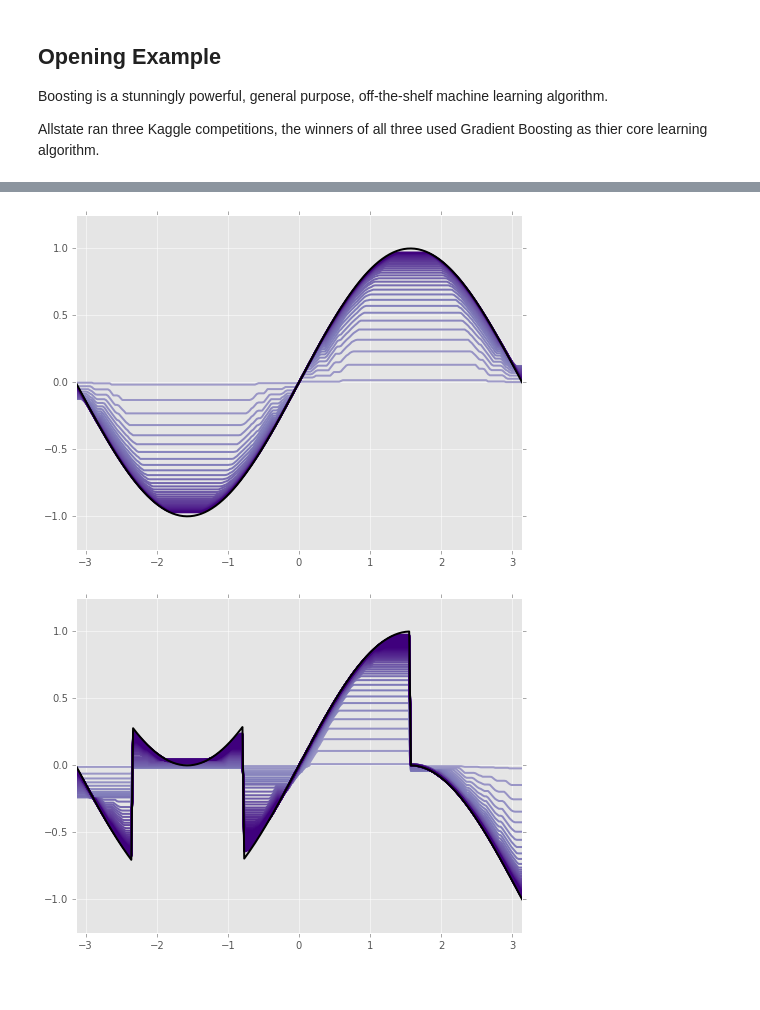
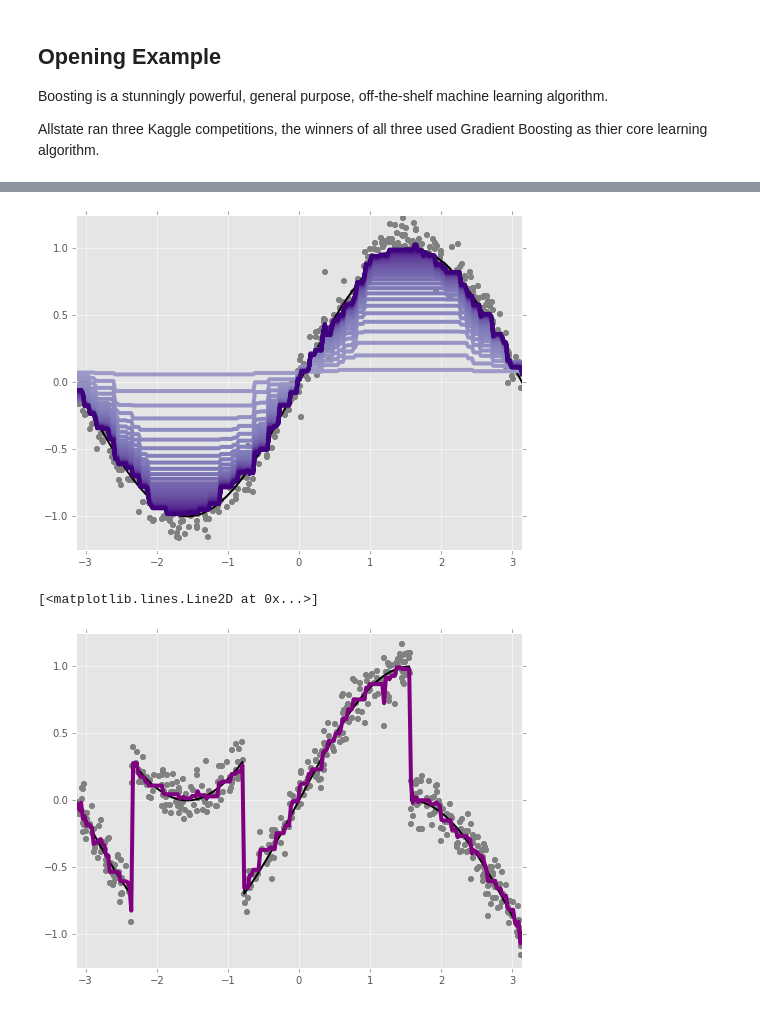
Before and after one commit to madrury/boosting-presentation, a Jupyter notebook: Boosting-Presentation-Galvanize.ipynb, the cells around one changed output, grey strips where cells are left out. Cells and saved outputs as stored; diff of their text form; code cells hidden in the pictures.

```diff
--- a/Boosting-Presentation-Galvanize.ipynb
+++ b/Boosting-Presentation-Galvanize.ipynb
@@ -86,27 +91,33 @@ for i, ax in enumerate(axes.flatten()):
 # %%
+plot_data()
+plot_truth()
 for i, pred in enumerate(model.staged_predict(to_column(x))):
     if i % 15 == 1:
-        plt.plot(x, pred, color=plt.cm.Purples(float(i) / 1000 + 0.5), linewidth=2)
-
-plot_truth()
+        plt.plot(x, pred, color=plt.cm.Purples(float(i) / 1000 + 0.5), linewidth=4)
 # %% [output]
-[figure, old version]
+[figure, new version]
 # %%
 # Boosting can even handle complex, discontinuous loss functions
 
-y_discontinuous = y + (x >= -0.75*np.pi)*(x <= -0.25*np.pi) - (x >= 0.5*np.pi)
+f_discontinuous = lambda x: f(x) + (x >= -0.75*np.pi)*(x <= -0.25*np.pi) - (x >= 0.5*np.pi)
+y_discontinuous = f_discontinuous(x)
+ys_discontinuous = f_discontinuous(xs) + rand.normal(0, 0.1, N)
 
 def plot_discontinuous_truth():
     plt.plot(x, y_discontinuous, color = 'black')
     plt.xlim(-np.pi, np.pi); plt.ylim([-1.25, 1.25])
 
+def plot_discontinuous_data():
+    plt.plot(xs, ys_discontinuous, 'o', color='grey', markeredgewidth=0)
+
 model = GradientBoostingRegressor(learning_rate=0.01, n_estimators=1000)
-model.fit(to_column(x), y_discontinuous)
+model.fit(to_column(xs), ys_discontinuous)
 
-for i, pred in enumerate(model.staged_predict(to_column(x))):
-    if i % 15 == 1:
-        plt.plot(x, pred, color=plt.cm.Purples(float(i) / 1000 + 0.5), linewidth=2)
+y_hat = model.predict(to_column(x))
 
+plot_discontinuous_data()
 plot_discontinuous_truth()
+plt.plot(x, y_hat, color='purple', linewidth=4)
 # %% [output]
+[<matplotlib.lines.Line2D at 0x...>]
-[figure, old version]
+[figure, new version]
```
Also changed, not shown: parts of 16 cells of this notebook, 1 other file.
